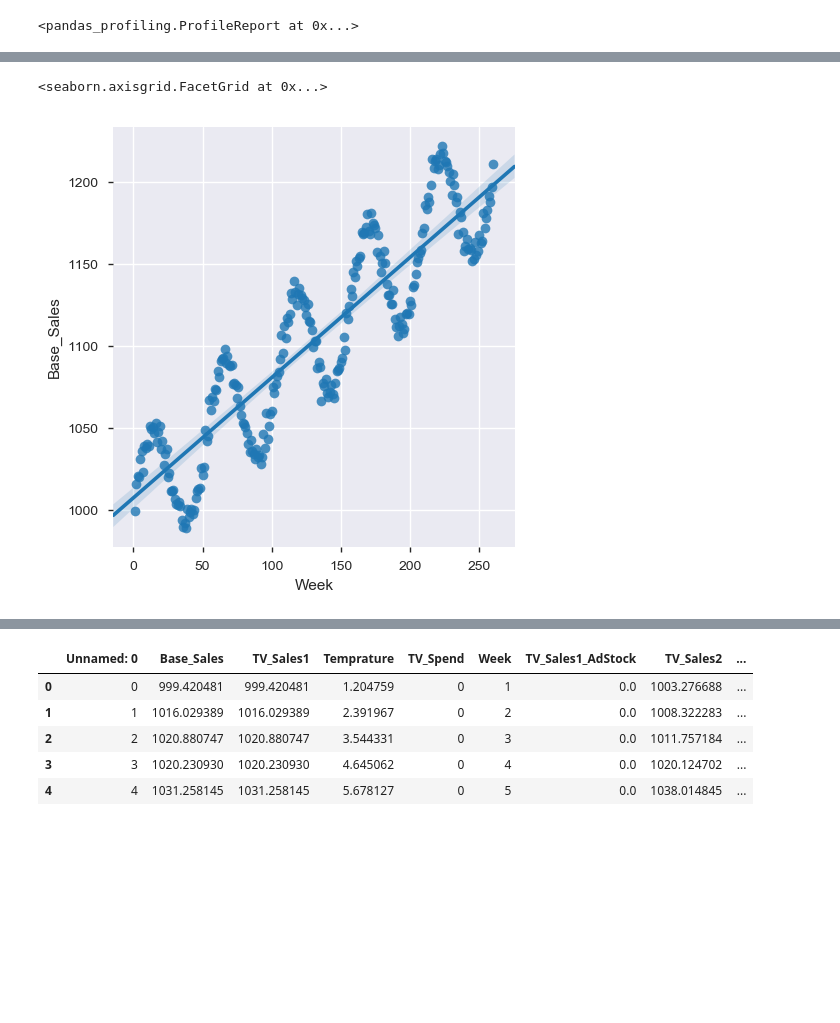
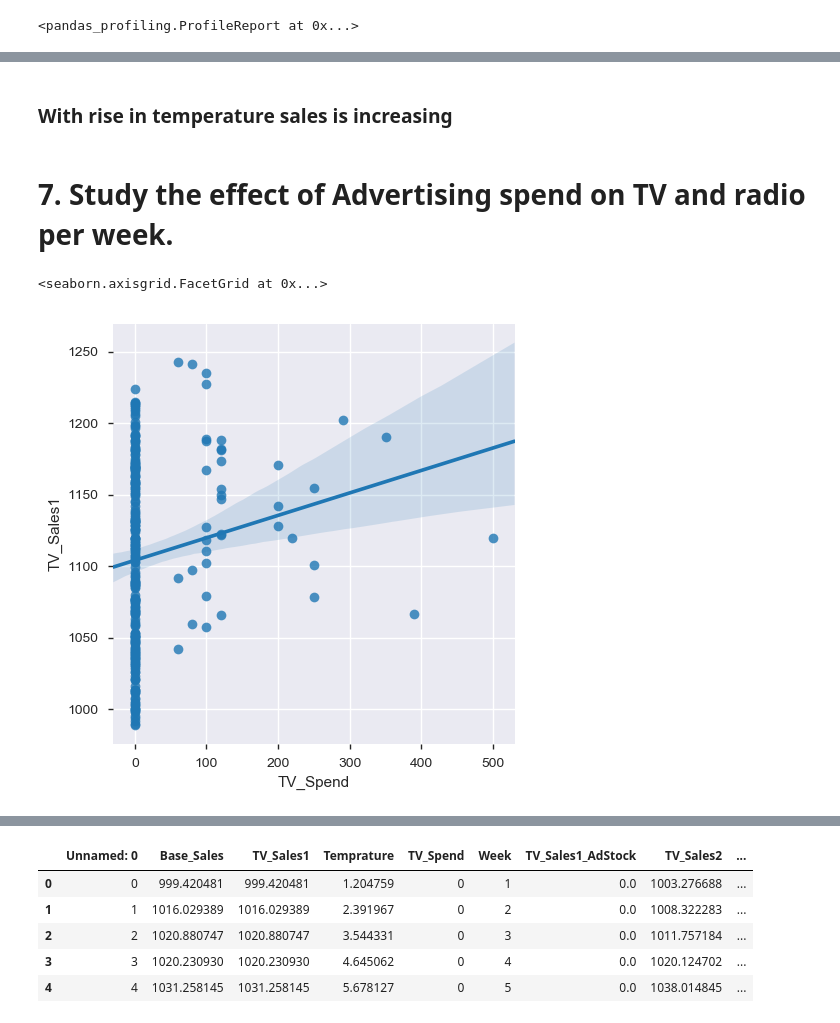
Before and after one commit to Taiba528/My-Python-World, a Jupyter notebook: MMM_AD_Radio_TV_SAles.ipynb, the cells around one changed output, grey strips where cells are left out. Drawn from its saved outputs; the diff is of its cells as text; code cells hidden in the pictures; blank space fills up the shorter version.

```diff
--- a/MMM_AD_Radio_TV_SAles.ipynb
+++ b/MMM_AD_Radio_TV_SAles.ipynb
@@ -114,9 +201,13 @@ sns.distplot(df['TV_Sales1_AdStock'])
+# %% [markdown]
+### With rise in temperature sales is increasing
+# %% [markdown]
+# 7.	Study the effect of Advertising spend on TV and radio per week.
 # %%
-#effect of sales with week
-sns.lmplot('Week', # Horizontal axis
-           'Base_Sales', # Vertical axis
-           data=df, # Data source
+#  effect of sales with spend on Tvin period1
+sns.lmplot('TV_Spend', # Horizontal axis
+           'TV_Sales1', # Vertical axis
+           data=df, # DBase_Sales	ata source
           )
 # %% [output]
 <seaborn.axisgrid.FacetGrid at 0x...>
-[figure, old version]
+[figure, new version]
```
Also changed, not shown: parts of 67 cells of this notebook.
